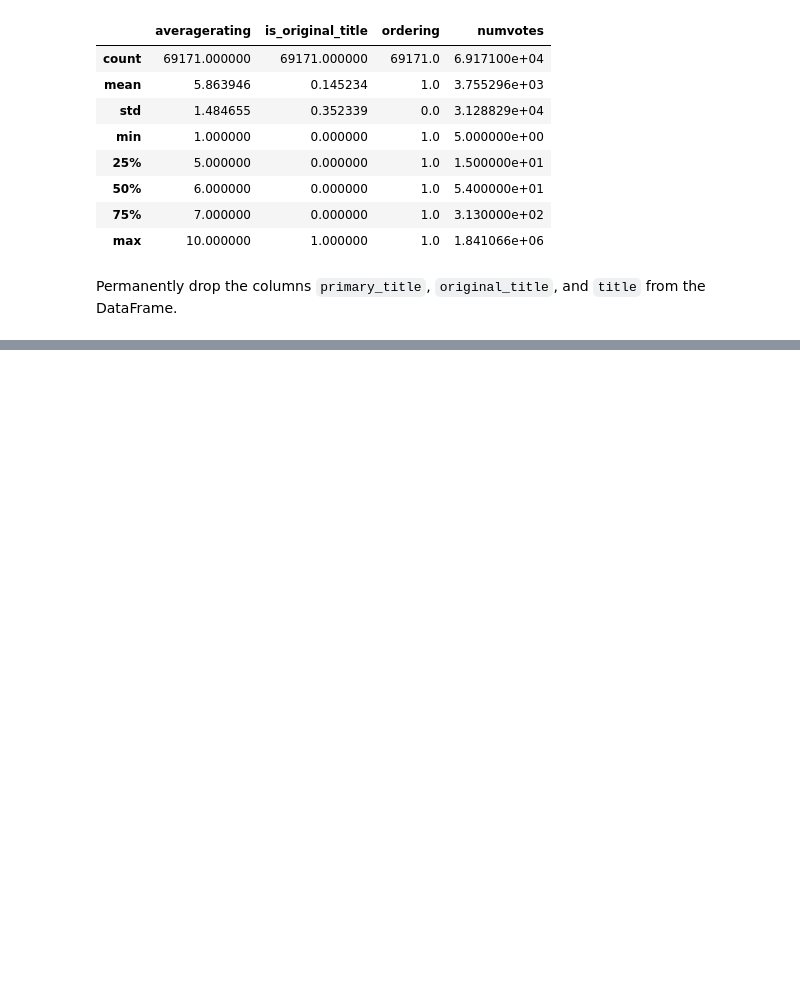
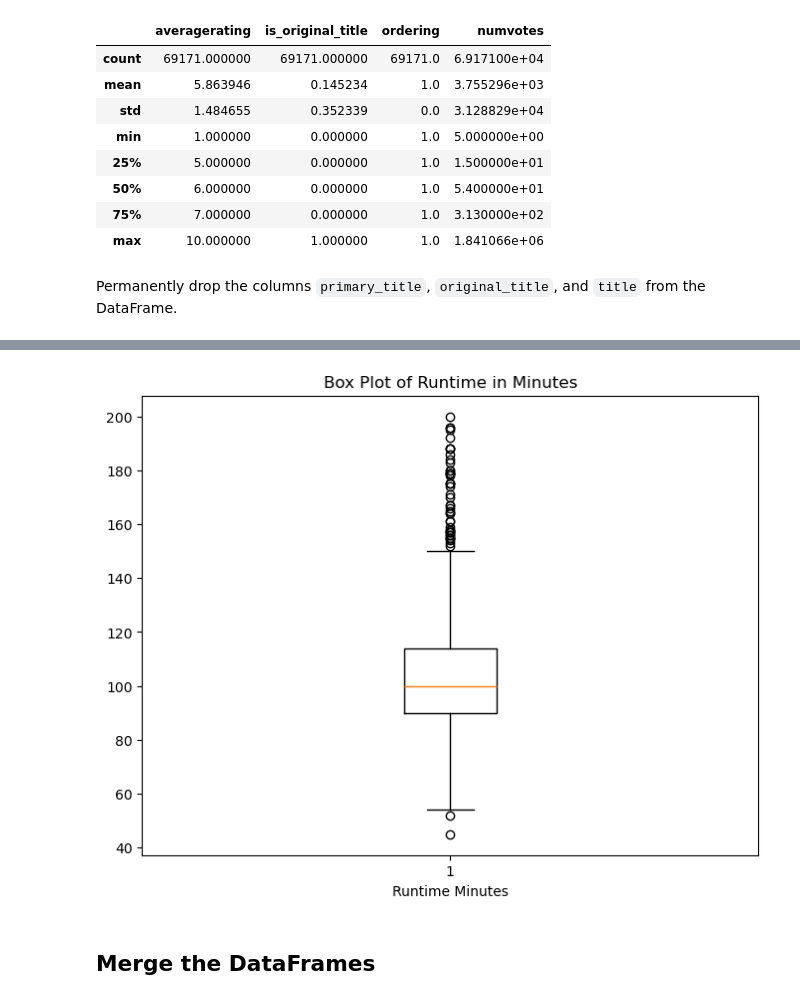
Before and after one commit to Gladwellchebelyon/GROUP7_BOX_OFFICE_MOVIES_ANALYSIS, a Jupyter notebook: student.ipynb, the cells around one changed output, grey strips where cells are left out. Drawn from its saved outputs; the diff is of its cells as text; code cells hidden in the pictures; blank space fills up the shorter version.

```diff
--- a/student.ipynb
+++ b/student.ipynb
@@ -384,0 +1064,3 @@ imdf.drop(['primary_title', 'original_title', 'title'], axis=1, inplace=True)
+# %%
+# Replace 'NR' with 'Not Rated' and 'NC17' with 'NC-17'
+rtmdf['rating'] = rtmdf['rating'].replace({'NR': 'Not Rated', 'NC17': 'NC-17'})
@@ -384,0 +1078,7 @@ imdf.drop(['primary_title', 'original_title', 'title'], axis=1, inplace=True)
+# %%
+# First we replace and with pipe symbol then split the genres using pipe symbol delimeter.
+unique_genres = rtmdf['genre'].str.replace(' and ', '|').str.split('|').explode().unique()
+
+# Iterate over the unique genres and create new binary columns.
+for genre in unique_genres:
+    rtmdf[f'is_{genre}'] = rtmdf['genre'].str.contains(genre).astype(int)
@@ -384,0 +1108,4 @@ imdf.drop(['primary_title', 'original_title', 'title'], axis=1, inplace=True)
+# %%
+# Remove the word 'minutes' and convert to integer
+rtmdf['runtime'] = rtmdf['runtime'].str.replace(' minutes', '').astype(int)
+rtmdf['runtime'].head()
@@ -384,0 +1120,13 @@ imdf.drop(['primary_title', 'original_title', 'title'], axis=1, inplace=True)
+# %%
+# Filtering to a range of 40 to 200 minute
+rtmdf = rtmdf[(rtmdf['runtime'] >= 40) & (rtmdf['runtime'] <= 200)]
+# %%
+plt.figure(figsize=(8, 6))
+plt.boxplot(rtmdf['runtime'])
+plt.xlabel('Runtime Minutes')
+plt.title('Box Plot of Runtime in Minutes')
+plt.show()
+# %% [output]
+[figure, added]
+# %% [markdown]
+## Merge the DataFrames
```
Also changed, not shown: parts of 135 cells of this notebook.
